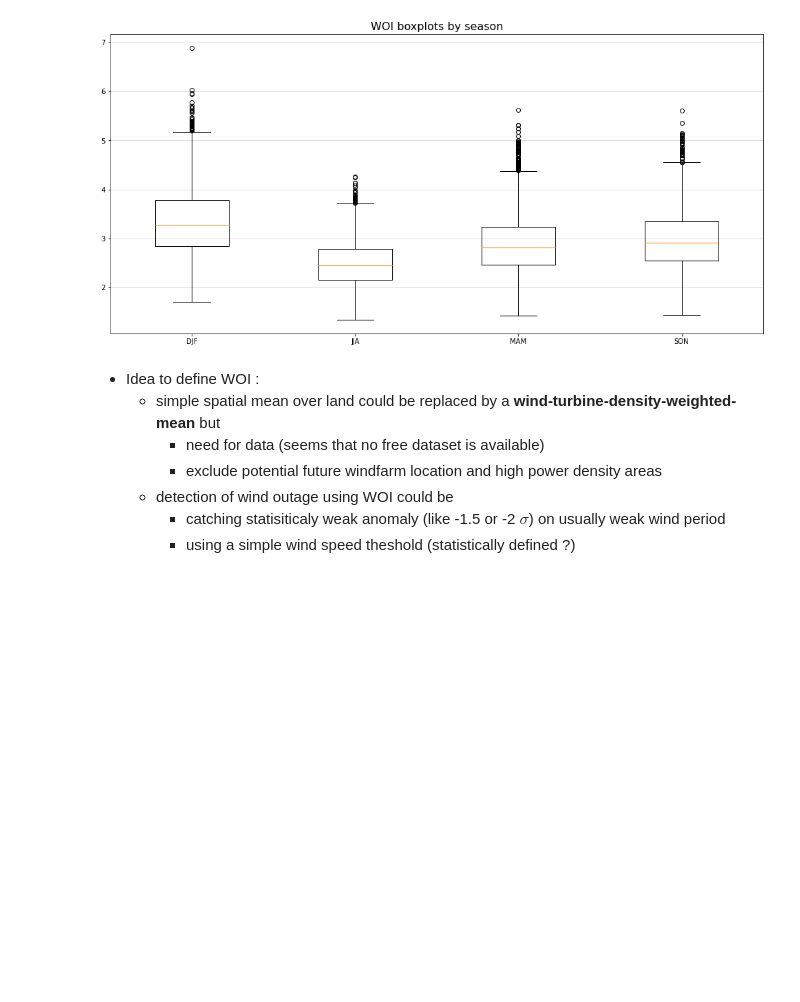
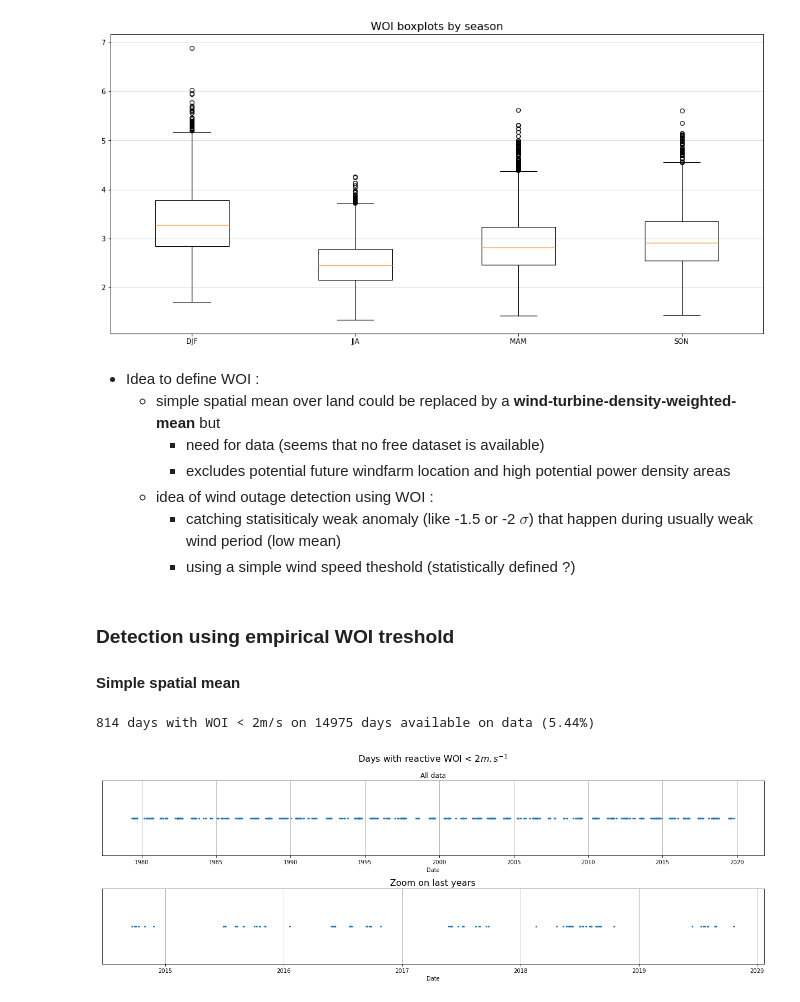
Before and after one commit to bchatelon/year_weather_regime, a Jupyter notebook: wind_outage.ipynb, the cells around one changed output. Drawn from its saved outputs; the diff is of its cells as text; code cells hidden in the pictures; blank space fills up the shorter version.

Commit message:
simple WO detection

```diff
--- a/wind_outage.ipynb
+++ b/wind_outage.ipynb
@@ -225,7 +210,40 @@ plt.show()
 + Idea to define WOI :
     + simple spatial mean over land could be replaced by a <b>wind-turbine-density-weighted-mean</b> but
         + need for data (seems that no free dataset is available)
-        + exclude potential future windfarm location and high power density areas
-    + detection of wind outage using WOI could be
-        + catching statisiticaly weak anomaly (like -1.5 or -2 $\sigma$) on usually weak wind period
+        + excludes potential future windfarm location and high potential power density areas
+    + idea of wind outage detection using WOI :
+        + catching statisiticaly weak anomaly (like -1.5 or -2 $\sigma$) that happen during usually weak wind period (low mean)
         + using a simple wind speed theshold (statistically defined ?)
+# %% [markdown]
+### Detection using empirical WOI treshold
+
+#### Simple spatial mean
+# %%
+WOI = ws_index.ws
+# %%
+WOI_u2 = WOI.where(WOI < 2, drop = True)
+print(f'{len(WOI_u2)} days with WOI < 2m/s on {len(WOI)} days available on data ({round(len(WOI_u2)/len(WOI)*100,2)}%)')
+# %% [output]
+814 days with WOI < 2m/s on 14975 days available on data (5.44%)
+# %%
+fig = plt.figure(figsize=(17, 6))
+
+plt.suptitle('Days with reactive WOI < 2$m.s^{-1}$', fontsize = 16)
+ax = fig.add_subplot(2, 1, 1)
+ax.set_title('All data')
+ax.set_xlabel('Date')
+ax.set_yticks([])
+ax.grid(axis = 'x')
+ax.scatter(WOI_u2.time.values, [1]*len(WOI_u2), s = 5)
+
+ax = fig.add_subplot(2, 1, 2)
+ax.set_title('Zoom on last years', fontsize = 16)
+ax.set_xlabel('Date')
+ax.set_yticks([])
+ax.grid(axis = 'x')
+ax.scatter(WOI_u2.time.values[-100:], [1]*len(WOI_u2[-100:]), s = 5)
+
+plt.tight_layout()
+plt.show()
+# %% [output]
+[figure, added]
```
Also changed, not shown: parts of 6 cells of this notebook.
